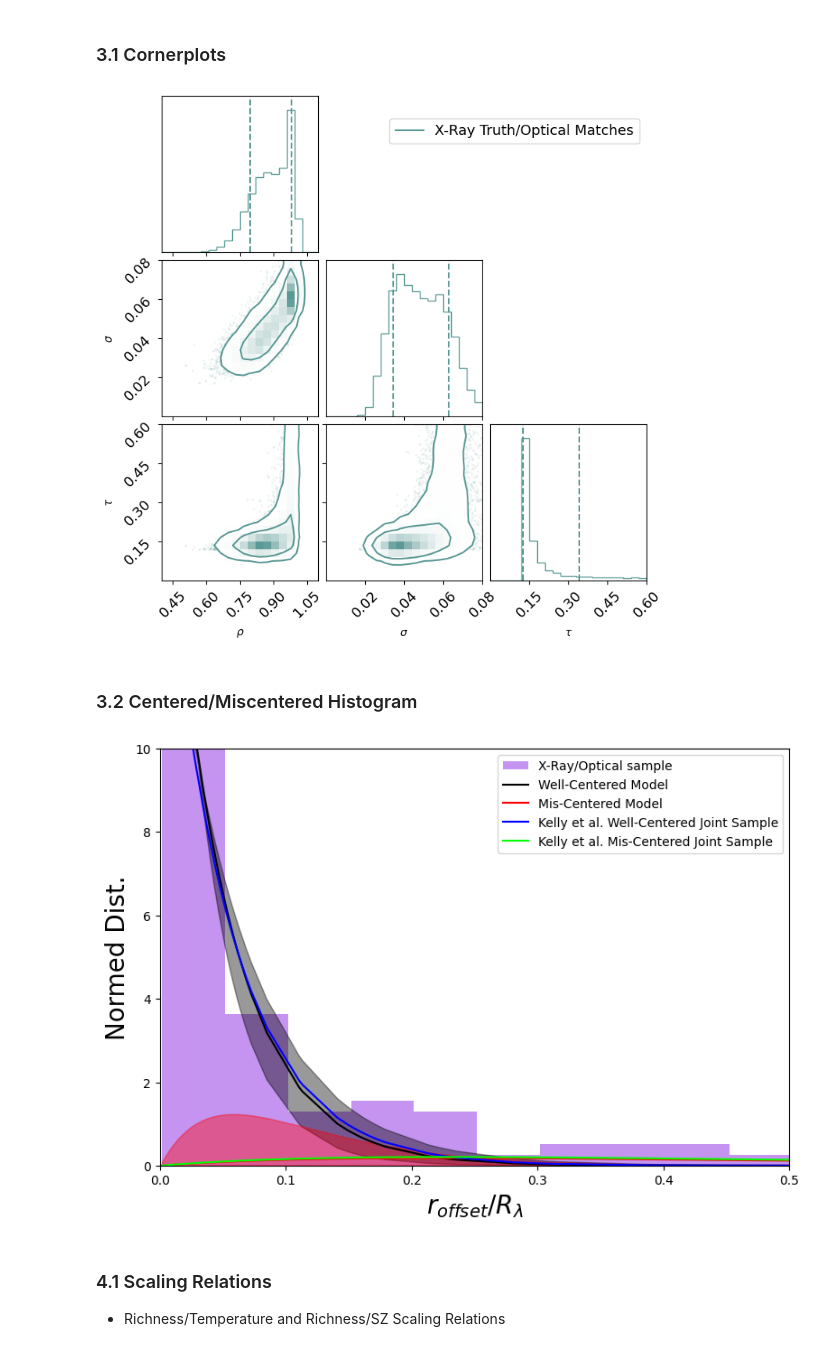
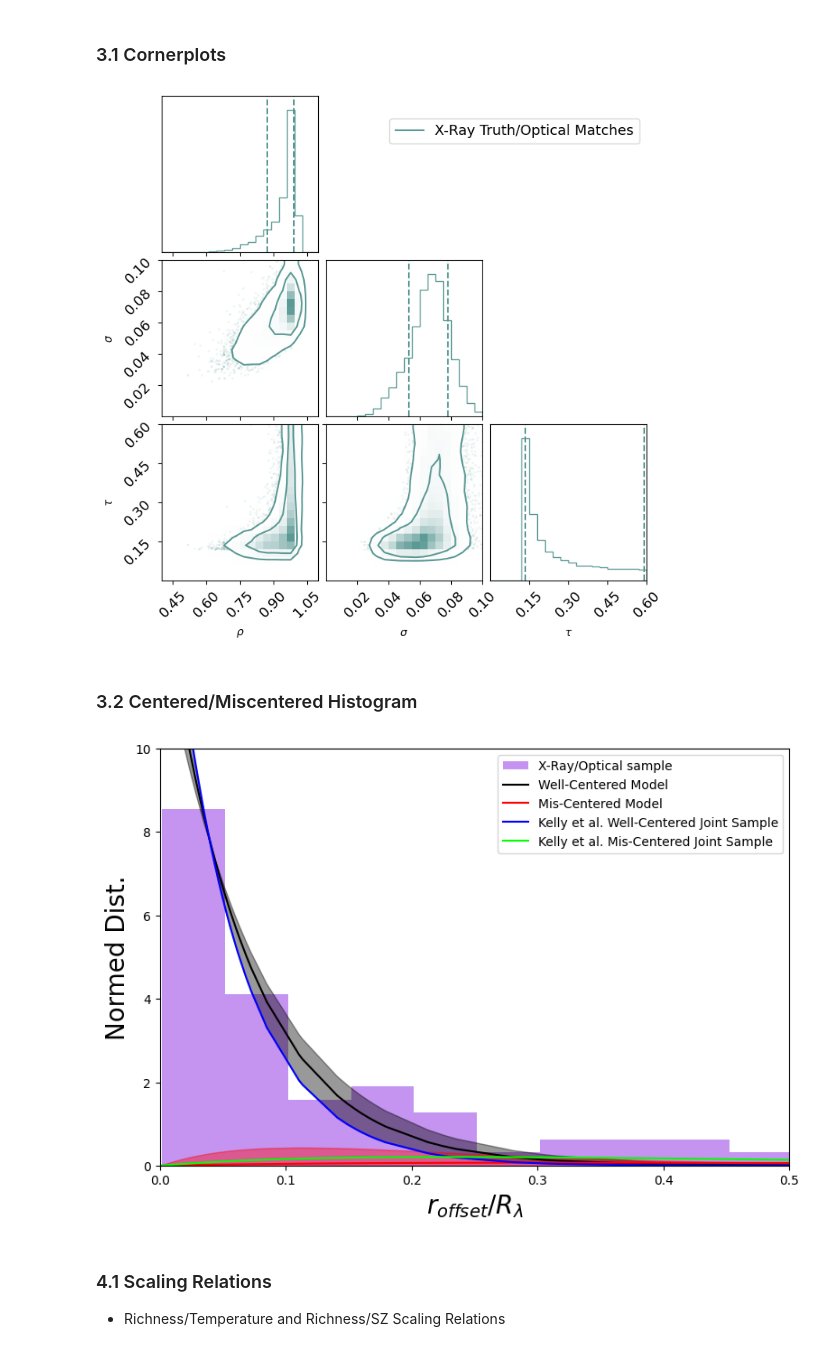
Before and after one commit to LSSTDESC/Initial-Cluster-Catalog-Validation, a Jupyter notebook: Cluster Validation Pipeline.ipynb, the cells around one changed output. Saved outputs shown, nothing was run; the diff lists cells and outputs as text; code cells hidden in the pictures.

```diff
--- a/Cluster Validation Pipeline.ipynb
+++ b/Cluster Validation Pipeline.ipynb
@@ -385,6 +389,10 @@ def load_and_calculate(matched_catalog):
     matched_catalog = Table.read(str(matched_catalog))
 
     data = pd.DataFrame()
+
+    redshift = matched_catalog['cat2_Redshift']
+    z_filter = (redshift >= 0.2) & (redshift <= 0.65)
+    matched_catalog = matched_catalog[z_filter]
 
     lambdas_match=matched_catalog['cat2_lambda']
     zs_match=matched_catalog['cat2_Redshift']
@@ -564,21 +572,21 @@ Tau = 0.224 ± 0.165
 # %%
 #creates a cornerplot of mcmc output for rho, sigma, and tau
 #if legend is False then there will be no legend.
 
 samples = np.vstack([variables_out[0][0][0], variables_out[0][0][1], variables_out[0][0][2]]).T
 figure = corner.corner(samples, levels=(0.68, 0.954), smooth = (0.16, 0.84), quantiles=(0.16, 0.84),color = '#5b9995', labels = [r"$\rho$", r"$\sigma$", r"$\tau$"], show_titles=False, plot_density=True,
-                       range = [(0.4, 1.1),(0,.08),(0, 0.6)]) #rho, sigma, tau
+                       range = [(0.4, 1.1),(0,.1),(0, 0.6)]) #rho, sigma, tau
 
 for ax in figure.get_axes():
         ax.tick_params(axis='both', labelsize=13)
 
 #select the color
 blue = mlines.Line2D([], [], color='#5b9995', label='X-Ray Truth/Optical Matches')
 plt.legend(handles=[blue], bbox_to_anchor=(0., 1.0, 1., 2), loc=0, fontsize = 13)
 #plt.savefig("/Users/es/Desktop/research_data/cluster_validation/redMaPPer and WAZP validation tests/redMaPPer_x-ray_parameter_constraint_distribution", dpi=300)
 plt.show()
 # %% [output]
-[figure, old version]
+[figure, new version]
 # %% [markdown]
 ### 3.2 Centered/Miscentered Histogram
 # %%
@@ -672,7 +680,7 @@ def plot(results):
 # %%
 plot(results_no_cuts)
 # %% [output]
-[figure, old version]
+[figure, new version]
 # %% [markdown]
 ### 4.1 Scaling Relations
 - Richness/Temperature and Richness/SZ Scaling Relations
```
Also changed, not shown: parts of 7 cells of this notebook.
